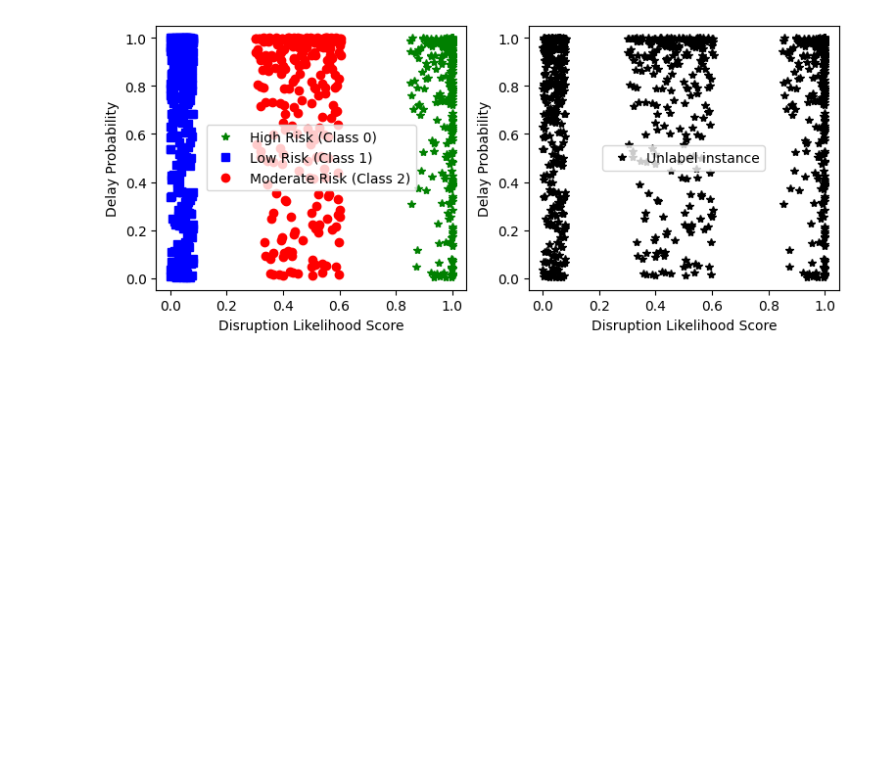
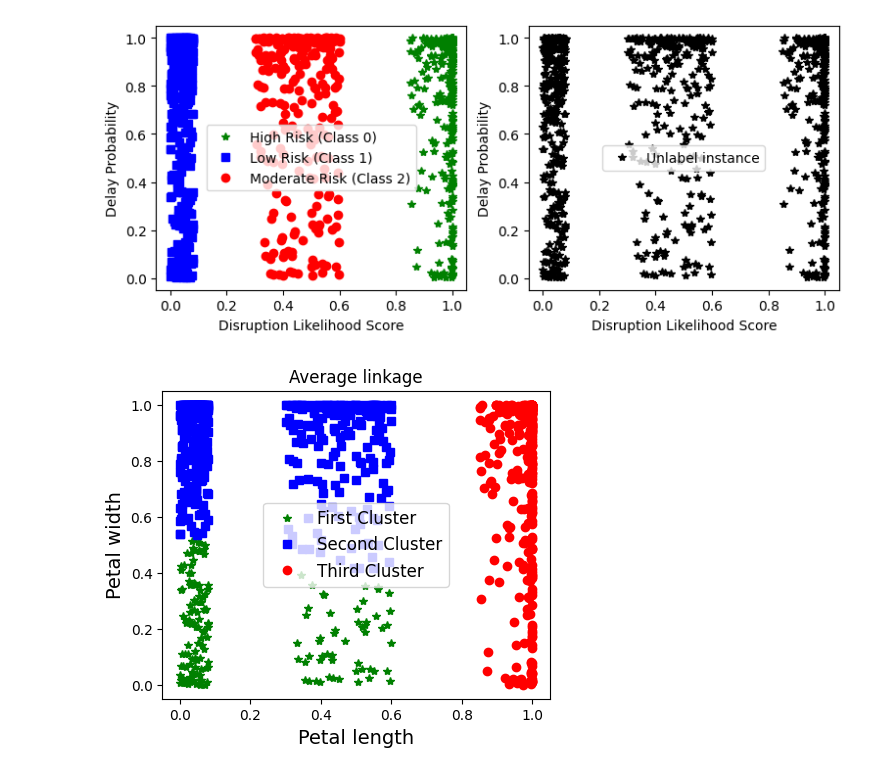
Before and after one commit to ML-PROJECT-KMITL/logistic-ml-project, a Jupyter notebook: classification/kmean_algomerative/agglomerative.ipynb, the cells around one changed output. Cells and saved outputs as stored; diff of their text form; code cells hidden in the pictures; blank space fills up the shorter version.

Commit message:
updage a little feature for agglo

```diff
--- a/classification/kmean_algomerative/agglomerative.ipynb
+++ b/classification/kmean_algomerative/agglomerative.ipynb
@@ -302,3 +302,18 @@ plt.legend(fontsize=10)
 plt.show()
 # %% [output]
 [figure]
+# %%
+Agglo = AgglomerativeClusteringScratch(n_clusters=3, linkage='average')
+Agglo = Agglo.fit_predict(X_train_scaled)
+
+plt.figure(figsize=(5,4))
+plt.plot(X_train_scaled[Agglo==0,0], X_train_scaled[Agglo==0,1], "g*", label="First Cluster")
+plt.plot(X_train_scaled[Agglo==1,0], X_train_scaled[Agglo==1,1], "bs", label="Second Cluster")
+plt.plot(X_train_scaled[Agglo==2,0], X_train_scaled[Agglo==2,1], "ro", label="Third Cluster")
+plt.xlabel("Petal length", fontsize=14)
+plt.ylabel("Petal width", fontsize=14)
+plt.legend(fontsize=12)
+plt.title("Average linkage")
+plt.show()
+# %% [output]
+[figure, added]
```
Also changed, not shown: parts of 4 cells of this notebook, 3 other files.
